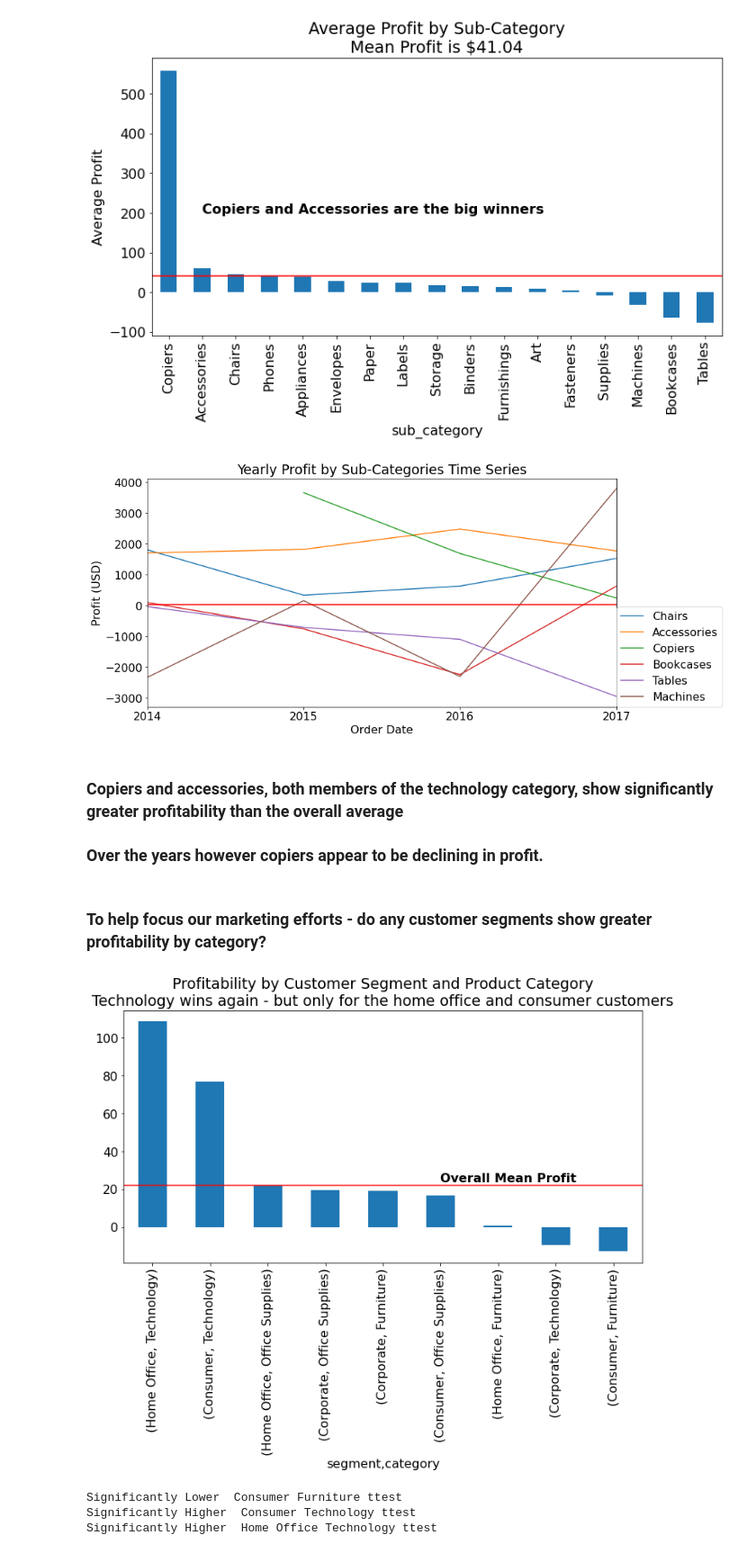
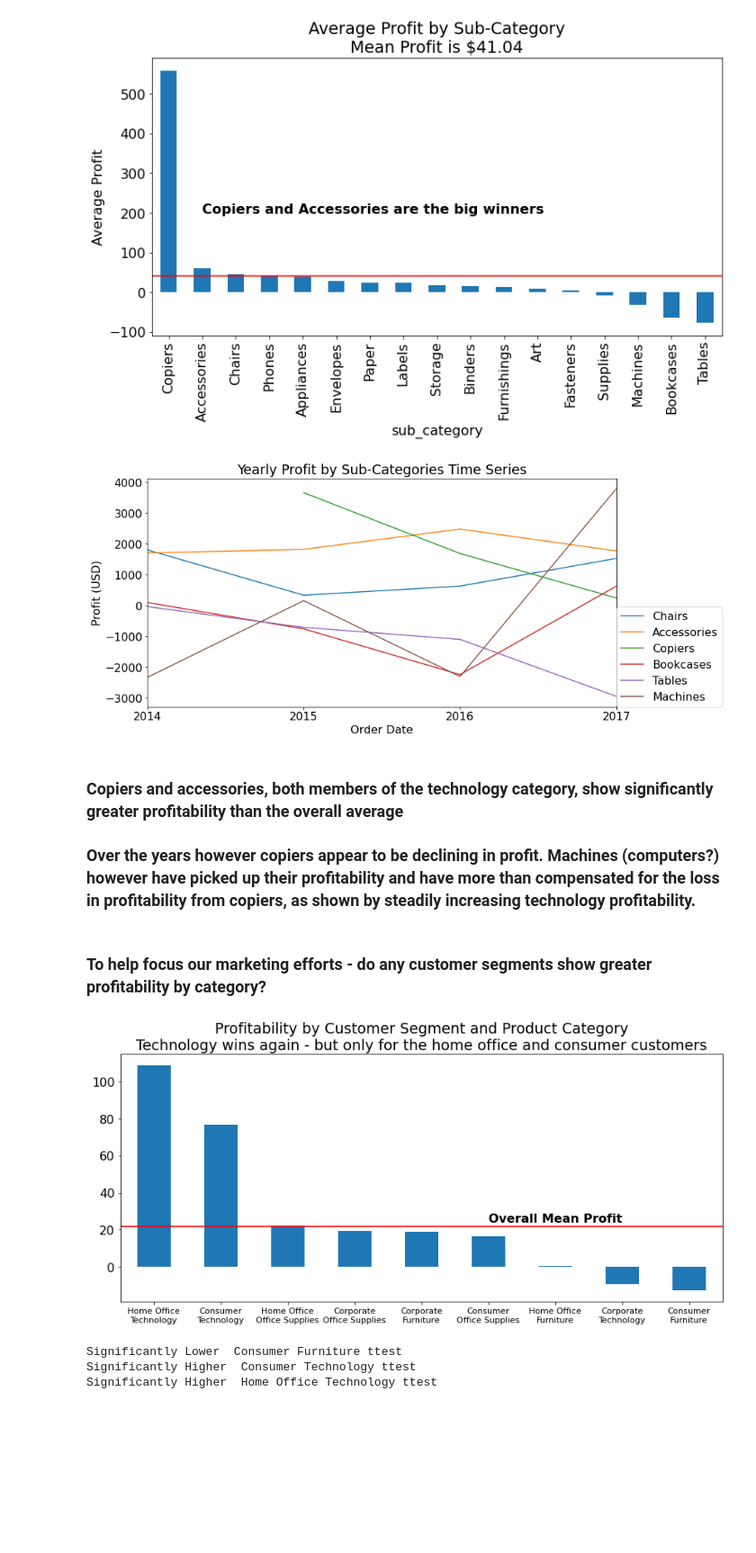
Before and after one commit to superstore-stephen-jesse/superstor-time-series-project, a Jupyter notebook: final_report.ipynb, the cells around one changed output. Shown at 90% size. Drawn from its saved outputs; the diff is of its cells as text; code cells hidden in the pictures; blank space fills up the shorter version.

Commit message:
Update figures

```diff
--- a/final_report.ipynb
+++ b/final_report.ipynb
@@ -112,25 +113,34 @@ for cat in least_profitable_sub_cat.sub_category.unique():
     plt.ylabel('Profit (USD)')
     plt.xlabel('Order Date')
     plt.legend(loc = (1.0, 0.0))
-plt.axhline(mean_profit, color='r')
+# plt.axhline(mean_profit, color='r')
 None
 # %% [output]
-[figure, old version]
+[figure, new version]
 # %% [markdown]
 ### Copiers and accessories, both members of the technology category, show significantly greater profitability than the overall average
 
-### Over the years however copiers appear to be declining in profit.
+### Over the years however copiers appear to be declining in profit. Machines (computers?) however have picked up their profitability and have more than compensated for the loss in profitability from copiers, as shown by steadily increasing technology profitability.
 # %% [markdown]
 ### To help focus our marketing efforts - do any customer segments show greater profitability by category?
 # %%
 profit_by_seg_cat = df.groupby(["segment","category"]).profit.mean().sort_values(ascending=False)
-profit_by_seg_cat.plot.bar()
+# Grab the xtick labels
+l=profit_by_seg_cat.index.tolist()
+# Original index values are multiindex, not great for plotting. This adds a new line between segment and category
+xlabs=[i[0]+"\n"+i[1] for i in l]
+
+ax1=profit_by_seg_cat.plot.bar()
 plt.axhline(df.profit.mean(), color = 'r')
 plt.annotate('Overall Mean Profit', xy=(5,24), fontweight='bold')
+ax1.set_xticklabels(xlabs)
 plt.title("Profitability by Customer Segment and Product Category\nTechnology wins again - but only for the home office and consumer customers")
+plt.xlabel("")
+plt.xticks(fontsize=11, rotation = 0)
+plt.tight_layout()
 plt.show()
 # %% [output]
-[figure, old version]
+[figure, new version]
 # %%
 overall_mean_profit = df.profit.mean()
 for seg in df["segment"].unique():
```
Also changed, not shown: parts of 5 cells of this notebook.
